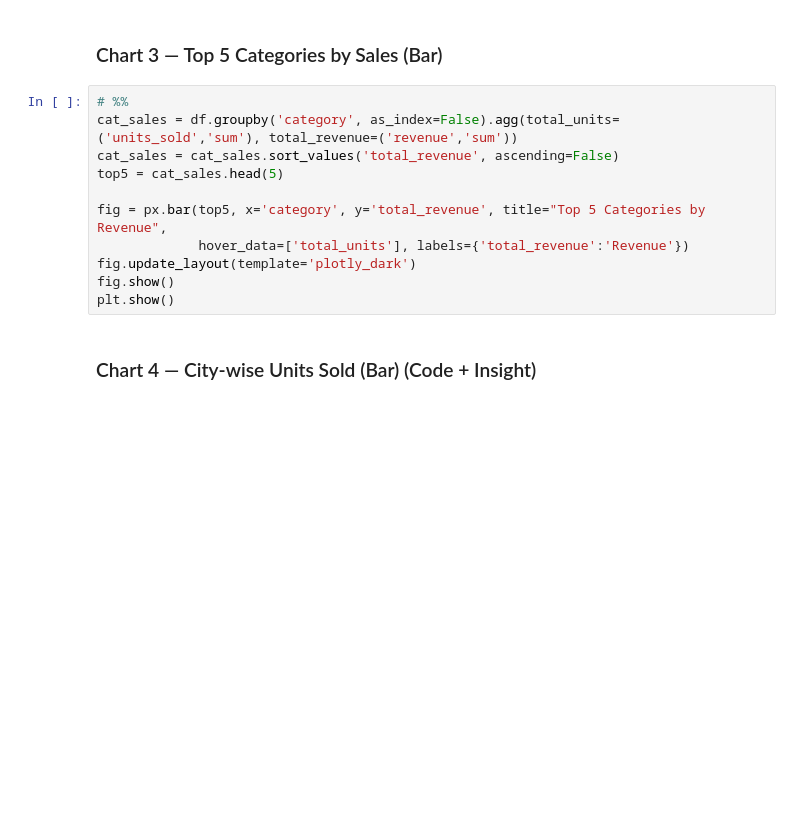
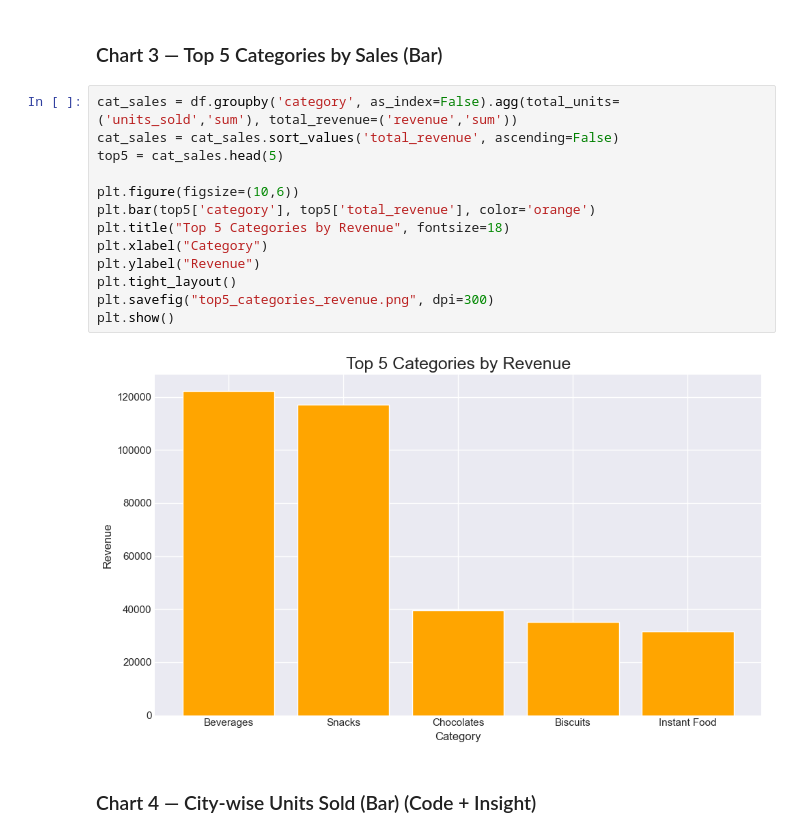
Before and after one commit to kaibalya-1124s/Catexpert_POC_ML, a Jupyter notebook: Notebook/03_Visualization.ipynb, the cells around one changed output. Drawn from its saved outputs; the diff is of its cells as text; blank space fills up the shorter version.

```diff
--- a/Notebook/03_Visualization.ipynb
+++ b/Notebook/03_Visualization.ipynb
@@ -128,16 +125,20 @@ Please replace it with one of the following more specific types
 # %% [markdown]
 ### Chart 3 — Top 5 Categories by Sales (Bar)
-# %%
 # %%
 cat_sales = df.groupby('category', as_index=False).agg(total_units=('units_sold','sum'), total_revenue=('revenue','sum'))
 cat_sales = cat_sales.sort_values('total_revenue', ascending=False)
 top5 = cat_sales.head(5)
 
-fig = px.bar(top5, x='category', y='total_revenue', title="Top 5 Categories by Revenue",
-             hover_data=['total_units'], labels={'total_revenue':'Revenue'})
-fig.update_layout(template='plotly_dark')
-fig.show()
+plt.figure(figsize=(10,6))
+plt.bar(top5['category'], top5['total_revenue'], color='orange')
+plt.title("Top 5 Categories by Revenue", fontsize=18)
+plt.xlabel("Category")
+plt.ylabel("Revenue")
+plt.tight_layout()
+plt.savefig("top5_categories_revenue.png", dpi=300)
 plt.show()
+# %% [output]
+[figure, added]
 # %% [markdown]
 ### Chart 4 — City-wise Units Sold (Bar) (Code + Insight)
 # %%
```
Also changed, not shown: parts of 8 cells of this notebook, 10 other files.
